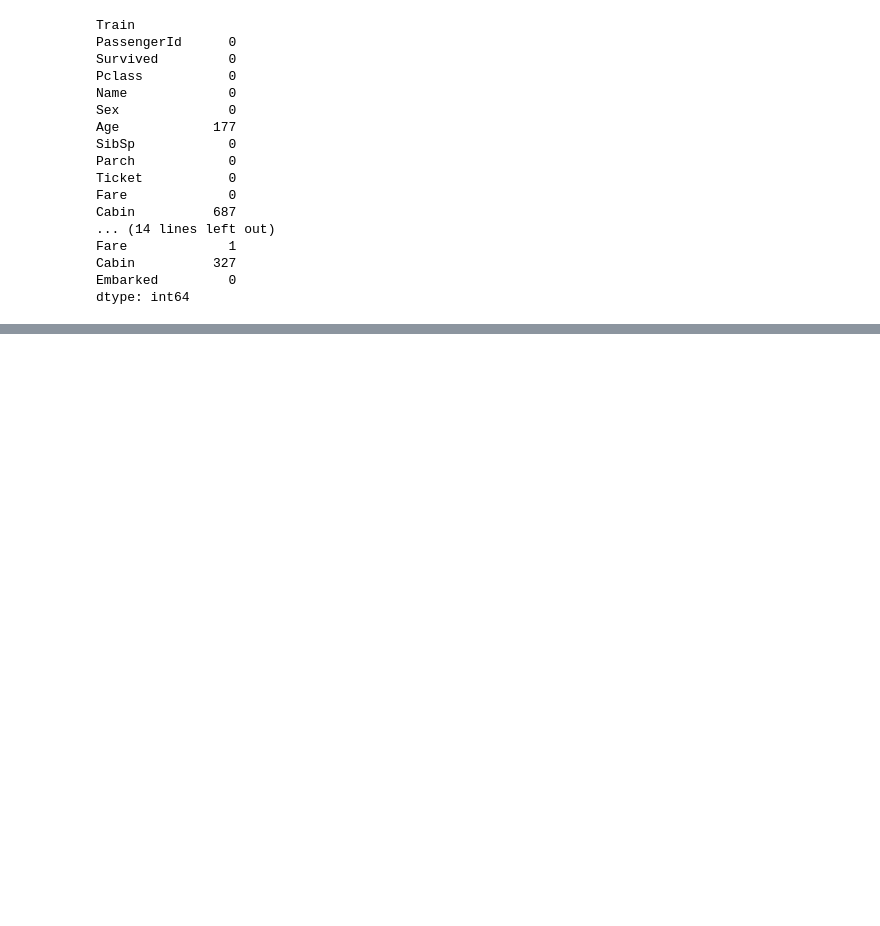
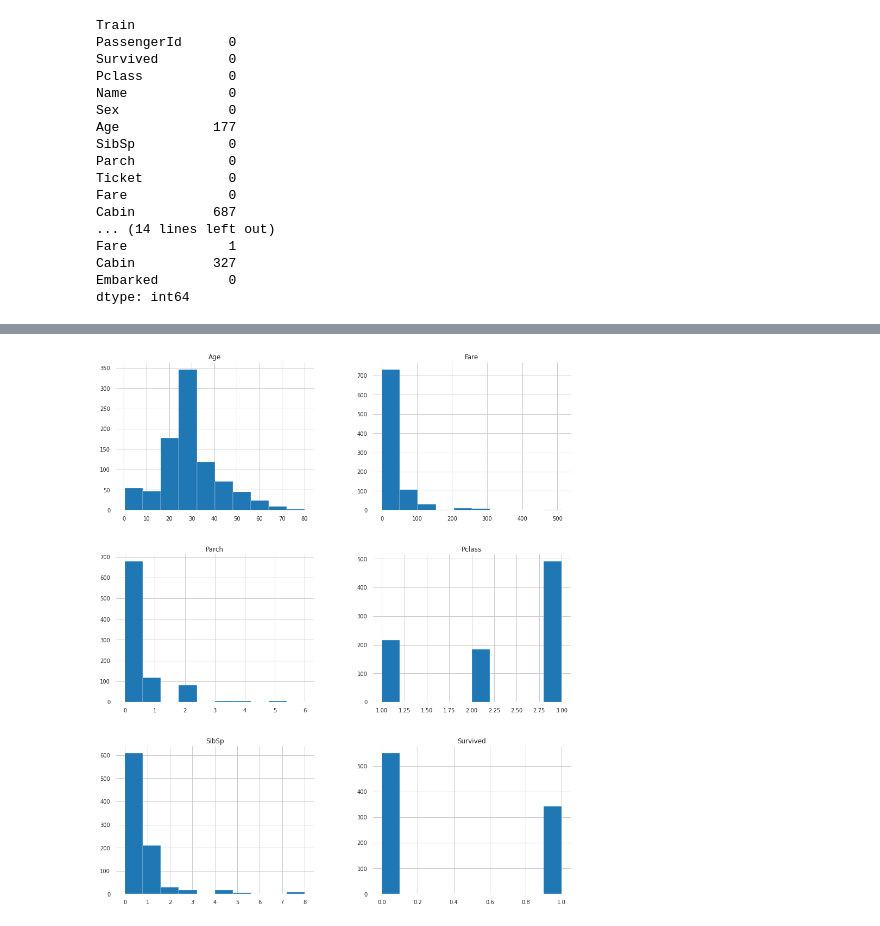
Before and after one commit to WinnieAnyoso/KNN_NaiveBayes, a Jupyter notebook: W9_KNN.ipynb, the cells around one changed output, grey strips where cells are left out. Cells and saved outputs as stored; diff of their text form; code cells hidden in the pictures; blank space fills up the shorter version.

```diff
--- a/W9_KNN.ipynb
+++ b/W9_KNN.ipynb
@@ -164,0 +201,7 @@ train.sample(2)
+# %%
+
+# Histograms
+train.hist(figsize=(15,18))
+plt.show()
+# %% [output]
+[figure, added]
```
Also changed, not shown: parts of 17 cells of this notebook.
